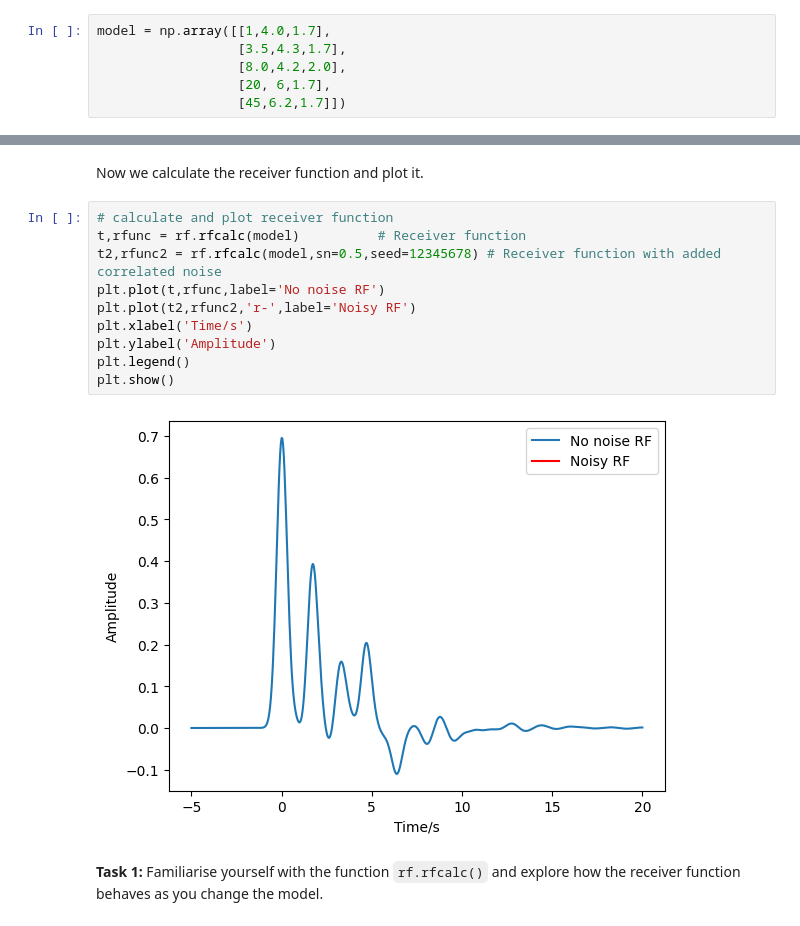
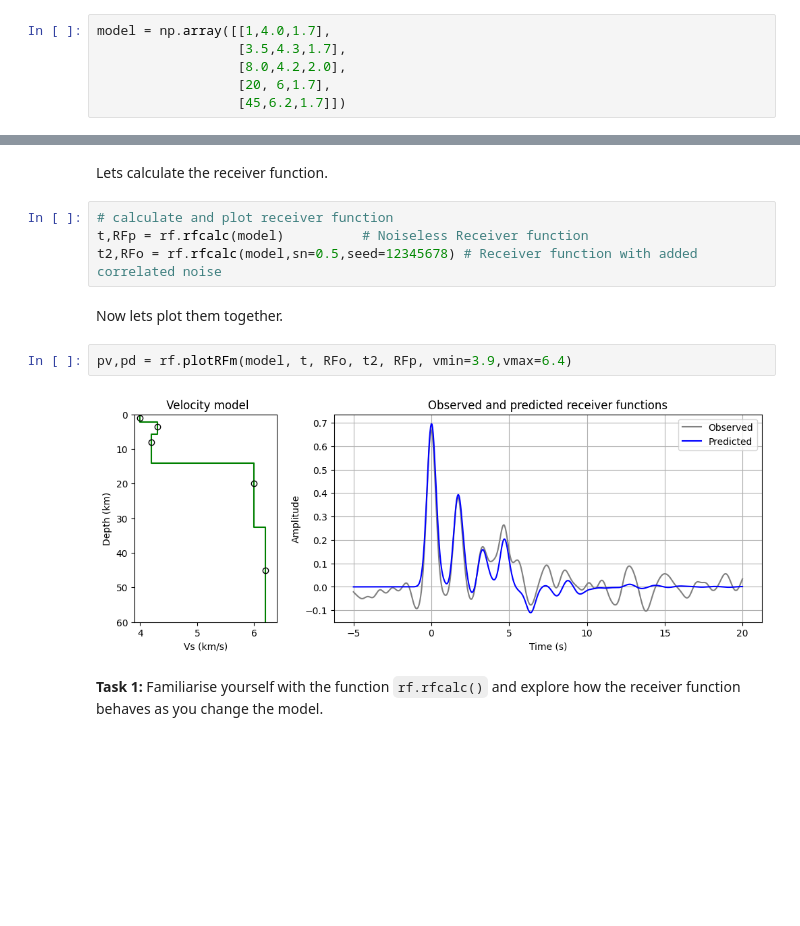
Before and after one commit to msambridge/InversionPracticals, a Jupyter notebook: S5.2 - Fully nonlinear search Waveforms.ipynb, the cells around one changed output, grey strips where cells are left out. Saved outputs shown, nothing was run; the diff lists cells and outputs as text; blank space fills up the shorter version.

```diff
--- a/S5.2 - Fully nonlinear search Waveforms.ipynb
+++ b/S5.2 - Fully nonlinear search Waveforms.ipynb
@@ -53,17 +38,15 @@ plt.show()
 # %% [markdown]
-Now we calculate the receiver function and plot it.
+Lets calculate the receiver function.
 # %%
 # calculate and plot receiver function
-t,rfunc = rf.rfcalc(model)          # Receiver function
-t2,rfunc2 = rf.rfcalc(model,sn=0.5,seed=12345678) # Receiver function with added correlated noise
-plt.plot(t,rfunc,label='No noise RF')
-plt.plot(t2,rfunc2,'r-',label='Noisy RF')
-plt.xlabel('Time/s')
-plt.ylabel('Amplitude')
-plt.legend()
-plt.show()
+t,RFp = rf.rfcalc(model)          # Noiseless Receiver function
+t2,RFo = rf.rfcalc(model,sn=0.5,seed=12345678) # Receiver function with added correlated noise
-# %% [output]
-[figure, removed]
+# %% [markdown]
+Now lets plot them together.
+# %%
+pv,pd = rf.plotRFm(model, t, RFo, t2, RFp, vmin=3.9,vmax=6.4)
+# %% [output]
+[figure, added]
 # %% [markdown]
 **Task 1:** Familiarise yourself with the function `rf.rfcalc()` and explore how the receiver function behaves as you change the model.
 # %%
```
Also changed, not shown: parts of 3 cells of this notebook, 27 other files.
